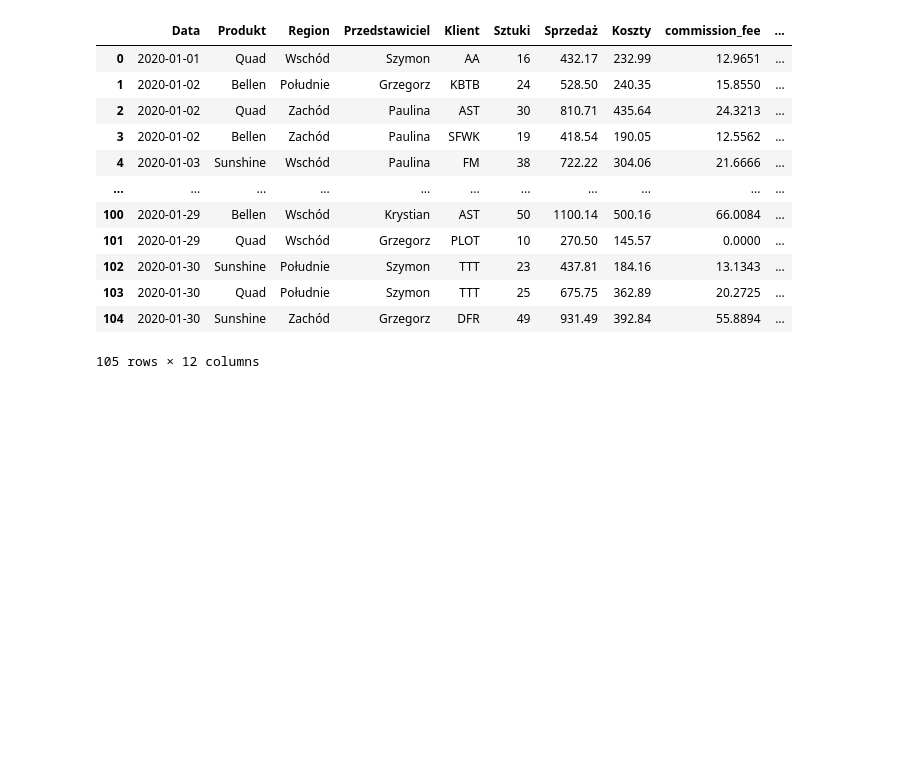
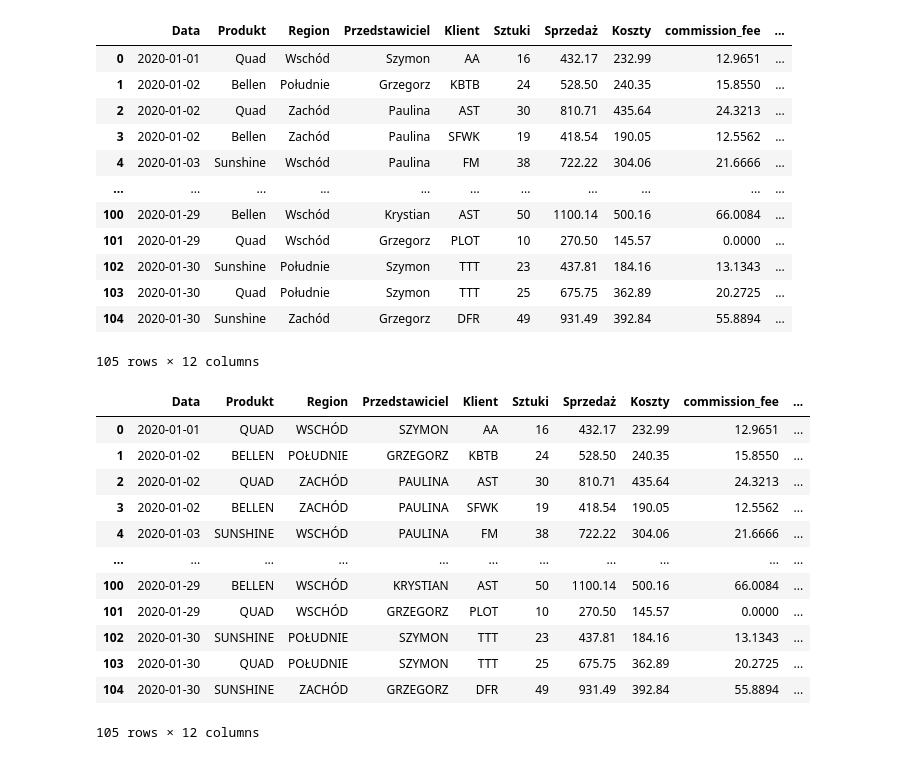
Before and after one commit to agnieszka2201pn/data_analysis, a Jupyter notebook: pandas-cd.ipynb, the cells around one changed output. Drawn from its saved outputs; the diff is of its cells as text; code cells hidden in the pictures; blank space fills up the shorter version.

```diff
--- a/pandas-cd.ipynb
+++ b/pandas-cd.ipynb
@@ -146,3 +146,19 @@ df
 | 103 | 2020-01-30 | Quad | Południe | Szymon | TTT | 25 | 675.75 | 362.89 | 20.2725 | ... |
 | 104 | 2020-01-30 | Sunshine | Zachód | Grzegorz | DFR | 49 | 931.49 | 392.84 | 55.8894 | ... |
 105 rows × 12 columns
+# %%
+df.applymap(lambda x: x.upper() if isinstance(x, str) else x)
+# %% [output]
+|  | Data | Produkt | Region | Przedstawiciel | Klient | Sztuki | Sprzedaż | Koszty | commission_fee | ... |
+| 0 | 2020-01-01 | QUAD | WSCHÓD | SZYMON | AA | 16 | 432.17 | 232.99 | 12.9651 | ... |
+| 1 | 2020-01-02 | BELLEN | POŁUDNIE | GRZEGORZ | KBTB | 24 | 528.50 | 240.35 | 15.8550 | ... |
+| 2 | 2020-01-02 | QUAD | ZACHÓD | PAULINA | AST | 30 | 810.71 | 435.64 | 24.3213 | ... |
+| 3 | 2020-01-02 | BELLEN | ZACHÓD | PAULINA | SFWK | 19 | 418.54 | 190.05 | 12.5562 | ... |
+| 4 | 2020-01-03 | SUNSHINE | WSCHÓD | PAULINA | FM | 38 | 722.22 | 304.06 | 21.6666 | ... |
+| ... | ... | ... | ... | ... | ... | ... | ... | ... | ... | ... |
+| 100 | 2020-01-29 | BELLEN | WSCHÓD | KRYSTIAN | AST | 50 | 1100.14 | 500.16 | 66.0084 | ... |
+| 101 | 2020-01-29 | QUAD | WSCHÓD | GRZEGORZ | PLOT | 10 | 270.50 | 145.57 | 0.0000 | ... |
+| 102 | 2020-01-30 | SUNSHINE | POŁUDNIE | SZYMON | TTT | 23 | 437.81 | 184.16 | 13.1343 | ... |
+| 103 | 2020-01-30 | QUAD | POŁUDNIE | SZYMON | TTT | 25 | 675.75 | 362.89 | 20.2725 | ... |
+| 104 | 2020-01-30 | SUNSHINE | ZACHÓD | GRZEGORZ | DFR | 49 | 931.49 | 392.84 | 55.8894 | ... |
+105 rows × 12 columns
```
Also changed, not shown: parts of 2 cells of this notebook, 1 other file.
